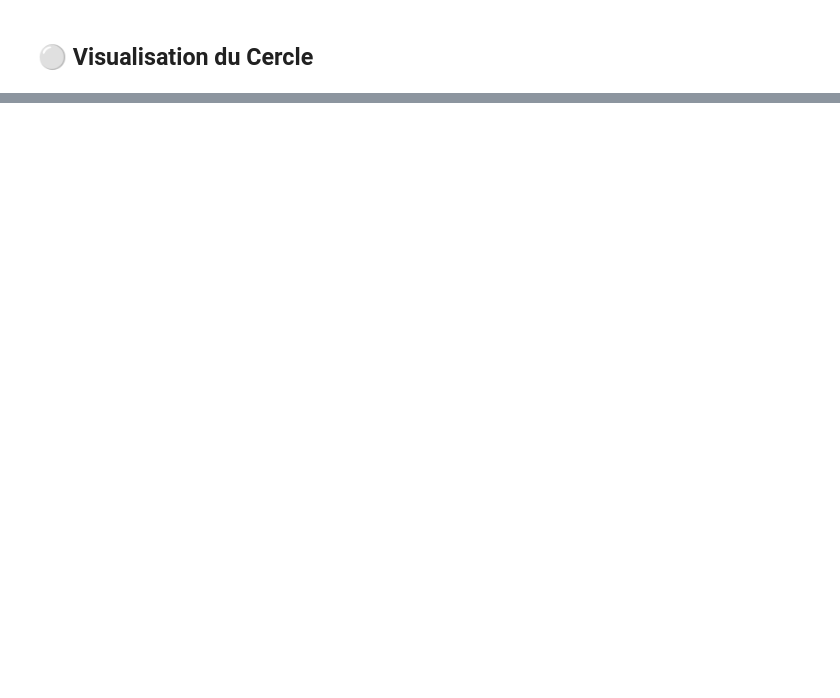
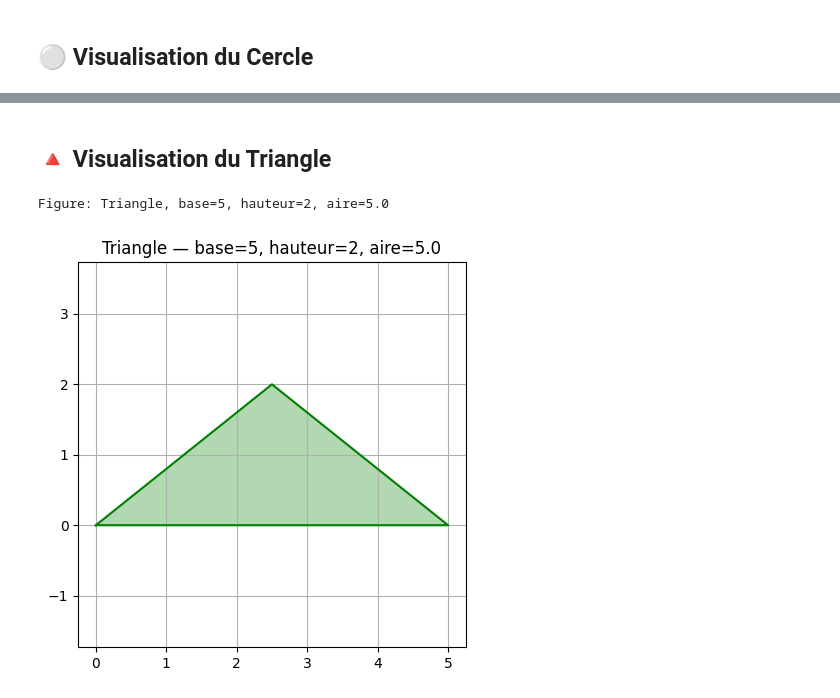
Before and after one commit to CollegeBoreal/INF1093-201-26H-05, a Jupyter notebook: 5.OOP/300150564/RAPPORT.ipynb, the cells around one changed output, grey strips where cells are left out. Saved outputs shown, nothing was run; the diff lists cells and outputs as text; code cells hidden in the pictures; blank space fills up the shorter version.

Commit message:
TP OOP - ajout Triangle dans RAPPORT - 300150564

```diff
--- a/5.OOP/300150564/RAPPORT.ipynb
+++ b/5.OOP/300150564/RAPPORT.ipynb
@@ -63,0 +71,26 @@ afficher_cercle(c2)
+# %% [markdown]
+## 🔺 Visualisation du Triangle
+# %%
+from Triangle import Triangle
+
+t1 = Triangle(5, 2)
+print(t1.afficher_info())
+
+def afficher_triangle(triangle):
+    b = triangle.base
+    h = triangle.hauteur
+    x = [0, b, b/2, 0]
+    y = [0, 0, h, 0]
+    plt.figure(figsize=(5, 5))
+    plt.plot(x, y, 'g-')
+    plt.fill(x, y, alpha=0.3, color='green')
+    plt.title(f'Triangle — base={b}, hauteur={h}, aire={triangle.aire()}')
+    plt.axis('equal')
+    plt.grid(True)
+    plt.savefig('images/triangle.png')
+    plt.show()
+
+afficher_triangle(t1)
+# %% [output]
+Figure: Triangle, base=5, hauteur=2, aire=5.0
+[figure, added]
```
Also changed, not shown: parts of 3 cells of this notebook, 1 other file.
